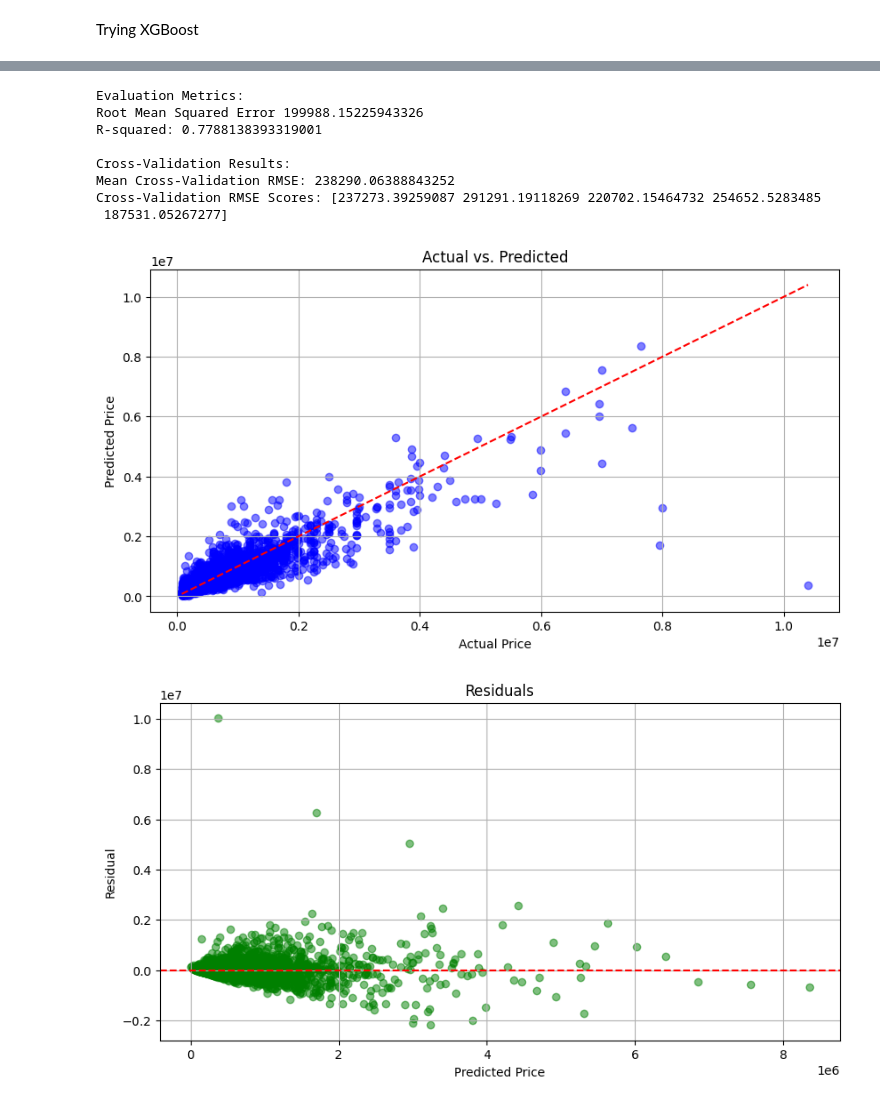
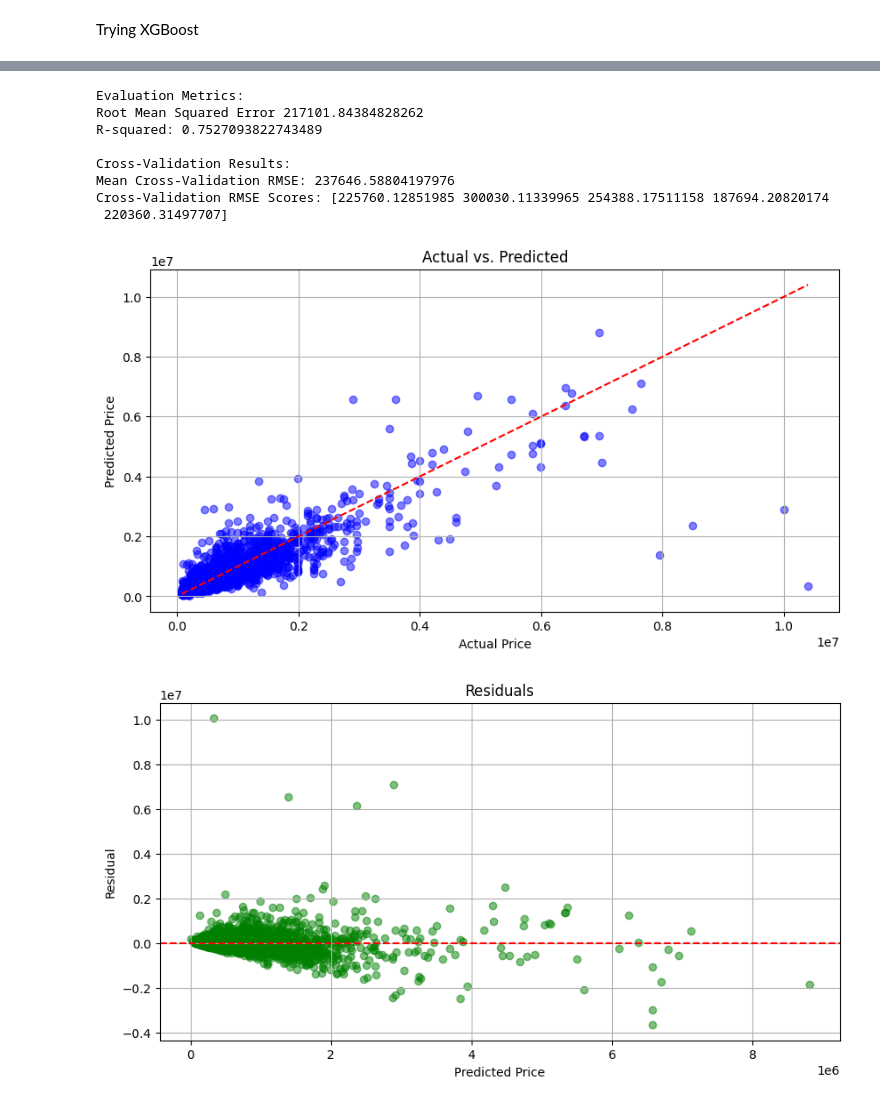
Before and after one commit to gnadela/immo-eliza-ml, a Jupyter notebook: analysis.ipynb, the cells around one changed output, grey strips where cells are left out. Saved outputs shown, nothing was run; the diff lists cells and outputs as text; code cells hidden in the pictures.

```diff
--- a/analysis.ipynb
+++ b/analysis.ipynb
@@ -369,7 +369,7 @@ from xgboost import XGBRegressor
 # Constants
 DATA_FILE = 'data/properties.csv'
 TARGET_COLUMN = 'price'
-
+REMOVE_COLUMN = ['id', 'region', 'cadastral_income']
 
 def load_data(file_path):
     """Load data from CSV file."""
@@ -377,11 +377,11 @@ def load_data(file_path):
 
 def preprocess_data(df):
     """Preprocess data: handle missing values, encode categorical variables."""
-    X = df.drop(columns=[TARGET_COLUMN])
+    X = df.drop(columns=[TARGET_COLUMN] + REMOVE_COLUMN)
     y = df[TARGET_COLUMN]
 
-    X = pd.get_dummies(X)
-    X.fillna(0, inplace=True)  # Fill missing values
+    X = pd.get_dummies(X)               # One-hot encoding
+    X.fillna(X.median(), inplace=True)  # Fill missing values
     return X, y
 
 def train_model(X_train, y_train):
@@ -445,38 +445,38 @@ def plot_results(y_test, y_pred):
 
 
 def main():
     # Load data
     df = load_data(DATA_FILE)
 
     # Preprocess data
     X, y = preprocess_data(df)
 
     # Split data into train and test sets
-    X_train, X_test, y_train, y_test = train_test_split(X, y, test_size=0.2, random_state=100)
+    X_train, X_test, y_train, y_test = train_test_split(X, y, test_size=0.2, random_state=67)
 
     # Train model
     model = train_model(X_train, y_train)
 
     # Evaluate model
     y_pred = evaluate_model(model, X_test, y_test)
 
     # Perform cross-validation
     perform_cross_validation(model, X_train, y_train)
 
     # Plot results
     plot_results(y_test, y_pred)
 
 
 if __name__ == "__main__":
     main()
 # %% [output]
 Evaluation Metrics:
-Root Mean Squared Error 199988.15225943326
-R-squared: 0.7788138393319001
+Root Mean Squared Error 217101.84384828262
+R-squared: 0.7527093822743489
 
 Cross-Validation Results:
-Mean Cross-Validation RMSE: 238290.06388843252
-Cross-Validation RMSE Scores: [237273.39259087 291291.19118269 220702.15464732 254652.5283485
- 187531.05267277]
+Mean Cross-Validation RMSE: 237646.58804197976
+Cross-Validation RMSE Scores: [225760.12851985 300030.11339965 254388.17511158 187694.20820174
+ 220360.31497707]
-[figure, old version]
+[figure, new version]
-[figure, old version]
+[figure, new version]
```
Also changed, not shown: parts of 1 cell of this notebook, 4 other files.
